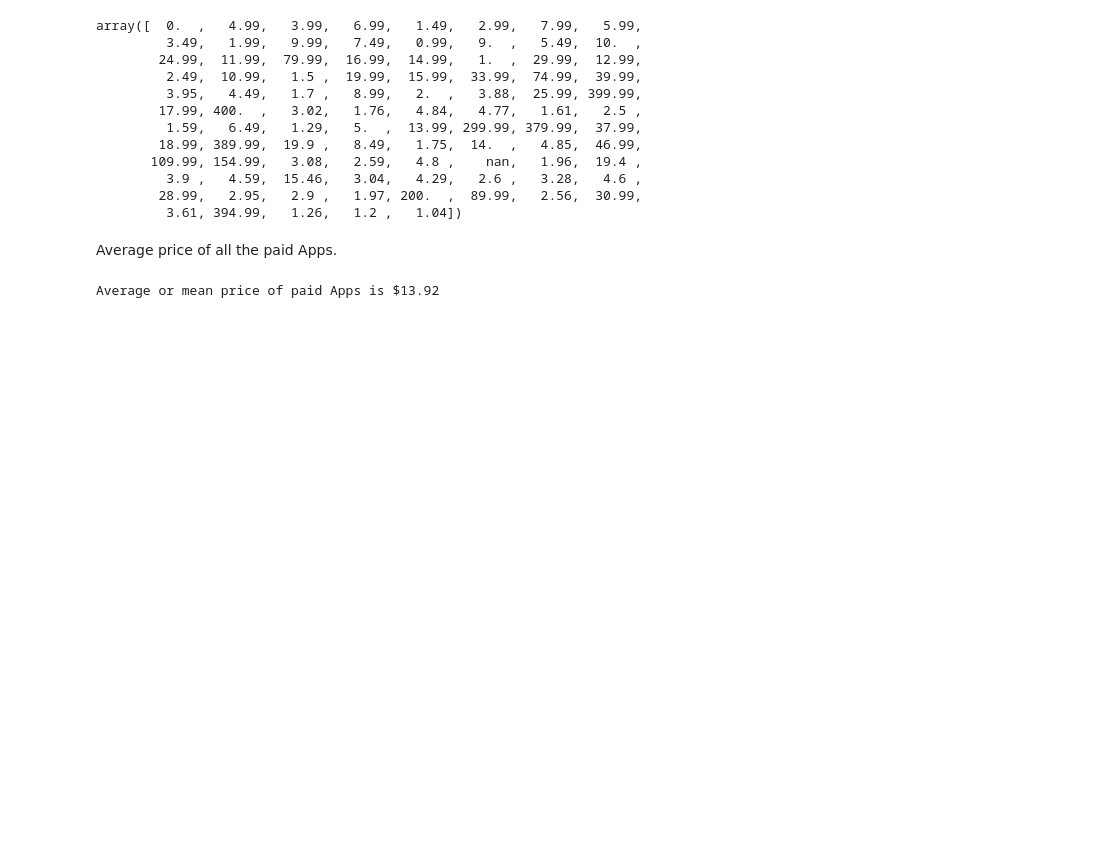
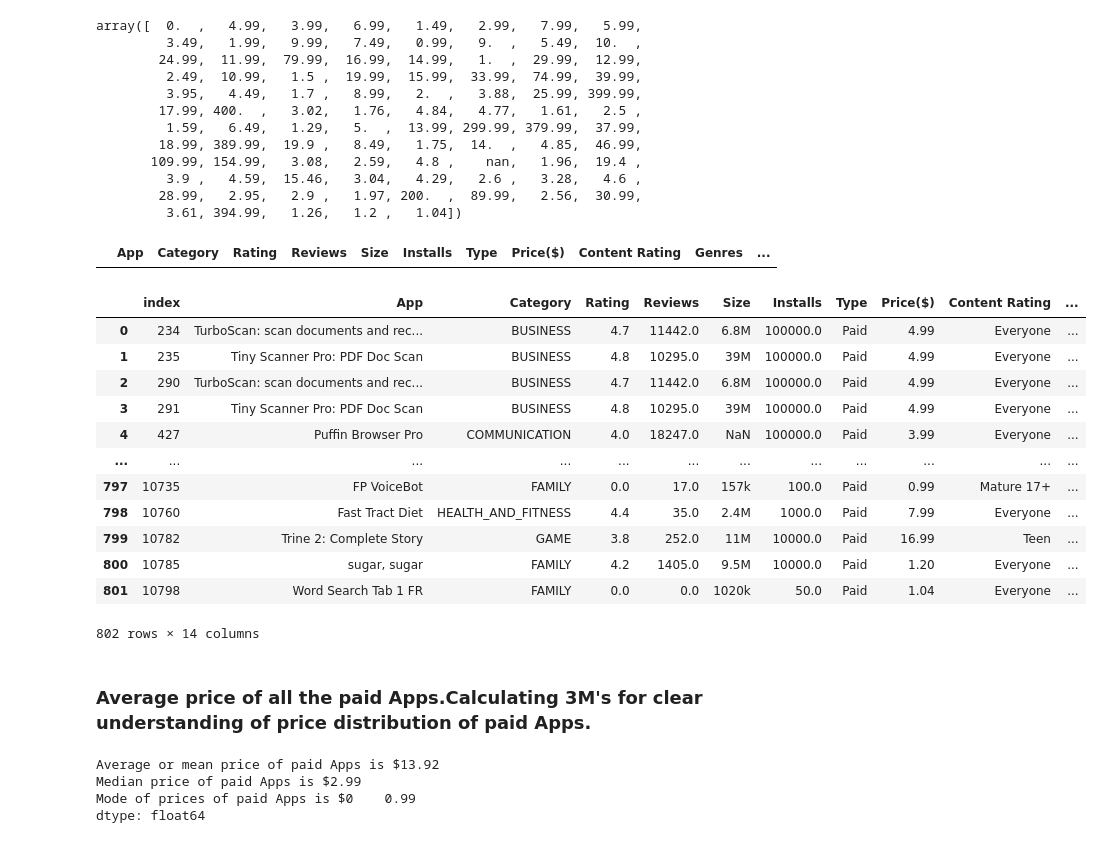
Before and after one commit to bmamba08/Play-Store-App-review-analysis, a Jupyter notebook: Copy_of_Play_Store_App_Review_Analysis_Capstone_Project.ipynb, the cells around one changed output. Cells and saved outputs as stored; diff of their text form; code cells hidden in the pictures; blank space fills up the shorter version.

```diff
--- a/Copy_of_Play_Store_App_Review_Analysis_Capstone_Project.ipynb
+++ b/Copy_of_Play_Store_App_Review_Analysis_Capstone_Project.ipynb
@@ -402,13 +448,25 @@ array([  0.  ,   4.99,   3.99,   6.99,   1.49,   2.99,   7.99,   5.99,
          3.9 ,   4.59,  15.46,   3.04,   4.29,   2.6 ,   3.28,   4.6 ,
         28.99,   2.95,   2.9 ,   1.97, 200.  ,  89.99,   2.56,  30.99,
          3.61, 394.99,   1.26,   1.2 ,   1.04])
+# %%
+df_app_data[df_app_data['Price($)'] =='nan']
+# %% [output]
+|  | App | Category | Rating | Reviews | Size | Installs | Type | Price($) | Content Rating | Genres | ... |
 # %%
 # Selecting all the paid Apps from the Data.
-paid_apps =df_app_data.loc[df_app_data['Price($)'] !=0.0].reset_index()
+paid_apps_price =df_app_data.loc[df_app_data['Price($)'] !=0.0,].reset_index()
+paid_apps_price
+# %% [output]
+|  | index | App | Category | Rating | Reviews | Size | Installs | Type | Price($) | Content Rating | ... |
+| 0 | 234 | TurboScan: scan documents and rec... | BUSINESS | 4.7 | 11442.0 | 6.8M | 100000.0 | Paid | 4.99 | Everyone | ... |
+| 1 | 235 | Tiny Scanner Pro: PDF Doc Scan | BUSINESS | 4.8 | 10295.0 | 39M | 100000.0 | Paid | 4.99 | Everyone | ... |
+| 2 | 290 | TurboScan: scan documents and rec... | BUSINESS | 4.7 | 11442.0 | 6.8M | 100000.0 | Paid | 4.99 | Everyone | ... |
+| 3 | 291 | Tiny Scanner Pro: PDF Doc Scan | BUSINESS | 4.8 | 10295.0 | 39M | 100000.0 | Paid | 4.99 | Everyone | ... |
+| 4 | 427 | Puffin Browser Pro | COMMUNICATION | 4.0 | 18247.0 | NaN | 100000.0 | Paid | 3.99 | Everyone | ... |
+| ... | ... | ... | ... | ... | ... | ... | ... | ... | ... | ... | ... |
+| 797 | 10735 | FP VoiceBot | FAMILY | 0.0 | 17.0 | 157k | 100.0 | Paid | 0.99 | Mature 17+ | ... |
+| 798 | 10760 | Fast Tract Diet | HEALTH_AND_FITNESS | 4.4 | 35.0 | 2.4M | 1000.0 | Paid | 7.99 | Everyone | ... |
+| 799 | 10782 | Trine 2: Complete Story | GAME | 3.8 | 252.0 | 11M | 10000.0 | Paid | 16.99 | Teen | ... |
+| 800 | 10785 | sugar, sugar | FAMILY | 4.2 | 1405.0 | 9.5M | 10000.0 | Paid | 1.20 | Everyone | ... |
+| 801 | 10798 | Word Search Tab 1 FR | FAMILY | 0.0 | 0.0 | 1020k | 50.0 | Paid | 1.04 | Everyone | ... |
+802 rows × 14 columns
-# %% [markdown]
-Average price of all the paid Apps.
-# %%
-avg_price = paid_apps['Price($)'].mean().round(2)
-print(f"Average or mean price of paid Apps is ${avg_price}")
-# %% [output]
-Average or mean price of paid Apps is $13.92
@@ -420 +473,20 @@ Average or mean price of paid Apps is $13.92
+# %% [markdown]
+###  Average price of all the paid Apps.Calculating 3M's for clear understanding of price distribution of paid Apps.
+# %%
+# Mean price of all the paid Apps.
+avg_price = paid_apps_price['Price($)'].mean().round(2)
+print(f"Average or mean price of paid Apps is ${avg_price}")
+
+# Median price of all the paid Apps.
+med_price =paid_apps_price['Price($)'].median().round(2)
+print(f"Median price of paid Apps is ${med_price}")
+
+# Mode of the price of all the paid Apps
+mode_price =paid_apps_price['Price($)'].mode().round(2)
+print(f"Mode of prices of paid Apps is ${mode_price}")
+# %% [output]
+Average or mean price of paid Apps is $13.92
+Median price of paid Apps is $2.99
+Mode of prices of paid Apps is $0    0.99
+dtype: float64
 # %% [markdown]
```
Also changed, not shown: parts of 41 cells of this notebook.
